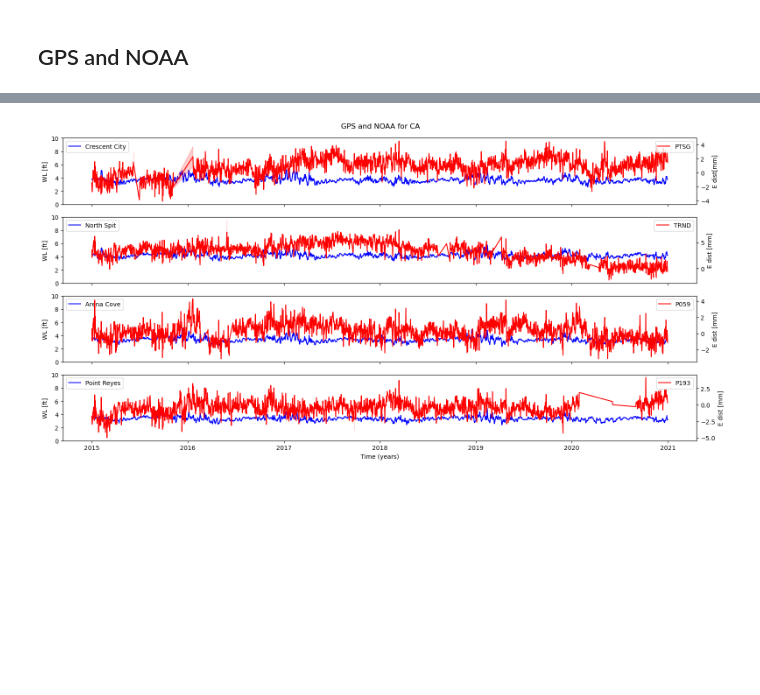
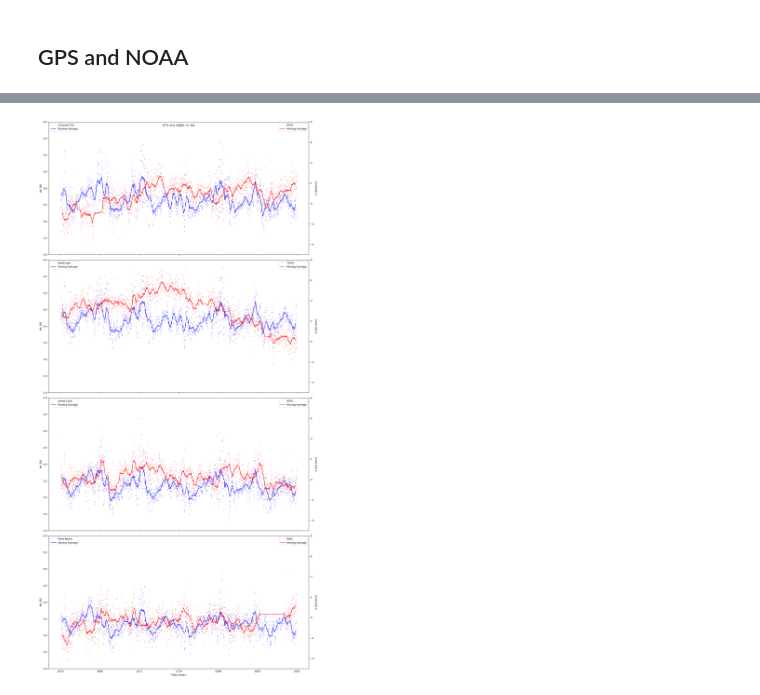
Before and after one commit to Benz-Poobua/Undergrad-Research-2, a Jupyter notebook: GPS-NOAA geodetic-climatic data.ipynb, the cells around one changed output, grey strips where cells are left out. Drawn from its saved outputs; the diff is of its cells as text; code cells hidden in the pictures; blank space fills up the shorter version.

```diff
--- a/GPS-NOAA geodetic-climatic data.ipynb
+++ b/GPS-NOAA geodetic-climatic data.ipynb
@@ -743,75 +677,85 @@ plt.show()
 # %%
-fig, axes = plt.subplots(4, 1, figsize=(16, 8), sharex=True)
+fig, axes = plt.subplots(4, 1, figsize=(16, 32), sharex=True)
 
 fig.suptitle('GPS and NOAA for CA')
 
 #Plot Crescent City and PTSG
 #Crescent City
-sns.lineplot(data=Crescent_City_2015_2020_resampled, x=Crescent_City_2015_2020_resampled.index, y='Verified (ft)', ax=axes[0], color='blue', label='Crescent City')
+Crescent_City_2015_2020_resampled_ma = Crescent_City_2015_2020_resampled['Verified (ft)'].rolling(window=30, center=True).mean()
+sns.scatterplot(data=Crescent_City_2015_2020_resampled, x=Crescent_City_2015_2020_resampled.index, y='Verified (ft)', ax=axes[0], color='blue', label='Crescent City',s=3)
+sns.lineplot(data=Crescent_City_2015_2020_resampled_ma, ax=axes[0], color='blue', label='Moving Average', linestyle='-')
 axes[0].set_ylabel('WL [ft]', color='black')
+axes[0].set_xlabel('Time (years)')
+axes[0].legend(loc='upper left')
+axes[0].set_ylim(2, 6)
 
 #PTSG
+PTSG_e_filtered_ma = PTSG_e_filtered['RESIDUALS'].rolling(window=30, center=True).mean()
 ax2 = axes[0].twinx()
-sns.lineplot(data=PTSG_e_filtered, x=PTSG_e_filtered.index, y='RESIDUALS', ax=ax2, color='red', label='PTSG')
+sns.scatterplot(data=PTSG_e_filtered, x=PTSG_e_filtered.index, y='RESIDUALS', ax=ax2, color='red', label='PTSG',s=3)
+sns.lineplot(data=PTSG_e_filtered_ma, ax=ax2, color='red', label='Moving Average', linestyle='-')
 ax2.set_ylabel('E dist[mm]', color='black')
-
-axes[0].set_xlabel('Time (years)')
-axes[0].legend(loc='upper left')
 ax2.legend(loc='upper right')
-
-axes[0].set_xlabel('Time (years)')
-axes[0].set_ylim(0, 10)
+ax2.set_ylim(-5, 8)
 
 #Plot North Spit and TRND
 #North Spit
-sns.lineplot(data=North_Spit_2015_2020_resampled, x=North_Spit_2015_2020_resampled.index, y='Verified (ft)', ax=axes[1], color='blue', label='North Spit')
+North_Spit_2015_2020_resampled_ma = North_Spit_2015_2020_resampled['Verified (ft)'].rolling(window=30, center=True).mean()
+sns.scatterplot(data=North_Spit_2015_2020_resampled, x=North_Spit_2015_2020_resampled.index, y='Verified (ft)', ax=axes[1], color='blue', label='North Spit',s=3)
+sns.lineplot(data=North_Spit_2015_2020_resampled_ma, ax=axes[1], color='blue', label='Moving Average', linestyle='-')
 axes[1].set_ylabel('WL [ft]', color='black')
+axes[1].set_xlabel('Time (years)')
+axes[1].legend(loc='upper left')
+axes[1].set_ylim(2, 6)
 
 #TRND
+TRND_e_filtered_ma = TRND_e_filtered['RESIDUALS'].rolling(window=30, center=True).mean()
 ax3 = axes[1].twinx()
-sns.lineplot(data=TRND_e_filtered, x=TRND_e_filtered.index, y='RESIDUALS', ax=ax3, color='red', label='TRND')
+sns.scatterplot(data=TRND_e_filtered, x=TRND_e_filtered.index, y='RESIDUALS', ax=ax3, color='red', label='TRND',s=3)
+sns.lineplot(data=TRND_e_filtered_ma, ax=ax3, color='red', label='Moving Average', linestyle='-')
 ax3.set_ylabel('E dist [mm]', color='black')
-
-axes[1].set_xlabel('Time (years)')
-axes[1].legend(loc='upper left')
 ax3.legend(loc='upper right')
-
-axes[1].set_ylim(0, 10)
+ax3.set_ylim(-5, 8)
 
 # Plot Arena Cove and P059
 # Arena Cove
-sns.lineplot(data=Arena_Cove_2015_2020_resampled, x=Arena_Cove_2015_2020_resampled.index, y='Verified (ft)', ax=axes[2], color='blue', label='Arena Cove')
+Arena_Cove_2015_2020_resampled_ma = Arena_Cove_2015_2020_resampled['Verified (ft)'].rolling(window=30, center=True).mean()
+sns.scatterplot(data=Arena_Cove_2015_2020_resampled, x=Arena_Cove_2015_2020_resampled.index, y='Verified (ft)', ax=axes[2], color='blue', label='Arena Cove',s=3)
+sns.lineplot(data=Arena_Cove_2015_2020_resampled_ma, ax=axes[2], color='blue', label='Moving Average', linestyle='-')
 axes[2].set_ylabel('WL [ft]', color='black')
+axes[2].set_xlabel('Time (years)')
+axes[2].set_ylim(2, 6)
+axes[2].legend(loc='upper left')
 
 # P059
+P059_e_filtered_ma = P059_e_filtered['RESIDUALS'].rolling(window=30, center=True).mean()
 ax4 = axes[2].twinx()
-sns.lineplot(data=P059_e_filtered, x=P059_e_filtered.index, y='RESIDUALS', ax=ax4, color='red', label='P059')
+sns.scatterplot(data=P059_e_filtered, x=P059_e_filtered.index, y='RESIDUALS', ax=ax4, color='red', label='P059',s=3)
+sns.lineplot(data=P059_e_filtered_ma, ax=ax4, color='red', label='Moving Average', linestyle='-')
 ax4.set_ylabel('E dist [mm]', color='black')
-
-axes[2].set_ylim(0, 10)
-
-axes[2].set_xlabel('Time (years)')
-axes[2].legend(loc='upper left')
 ax4.legend(loc='upper right')
+ax4.set_ylim(-5, 8)
 
 # Plot Point Reyes and P193
 # Point Reyes
-sns.lineplot(data=Point_Reyes_2015_2020_resampled, x=Point_Reyes_2015_2020_resampled.index, y='Verified (ft)', ax=axes[3], color='blue', label='Point Reyes')
+Point_Reyes_2015_2020_resampled_ma = Point_Reyes_2015_2020_resampled['Verified (ft)'].rolling(window=30, center=True).mean()
+sns.scatterplot(data=Point_Reyes_2015_2020_resampled, x=Point_Reyes_2015_2020_resampled.index, y='Verified (ft)', ax=axes[3], color='blue', label='Point Reyes',s=3)
+sns.lineplot(data=Point_Reyes_2015_2020_resampled_ma, ax=axes[3], color='blue', label='Moving Average', linestyle='-')
 axes[3].set_ylabel('WL [ft]', color='black')
+axes[3].set_xlabel('Time (years)')
+axes[3].set_ylim(2, 6)
+axes[3].legend(loc='upper left')
 
 # P193
+P193_e_filtered_ma = P193_e_filtered['RESIDUALS'].rolling(window=30, center=True).mean()
 ax5 = axes[3].twinx()
-sns.lineplot(data=P193_e_filtered, x=P193_e_filtered.index, y='RESIDUALS', ax=ax5, color='red', label='P193')
+sns.scatterplot(data=P193_e_filtered, x=P193_e_filtered.index, y='RESIDUALS', ax=ax5, color='red', label='P193',s=3)
+sns.lineplot(data=P193_e_filtered_ma, ax=ax5, color='red', label='Moving Average', linestyle='-')
 ax5.set_ylabel('E dist [mm]', color='black')
-
-axes[3].set_xlabel('Time (years)')
-axes[3].set_ylim(0, 10)
-
-axes[3].set_xlabel('Time (years)')
-axes[3].legend(loc='upper left')
 ax5.legend(loc='upper right')
+ax5.set_ylim(-5, 8)
 
 plt.tight_layout()
 plt.show()
 # %% [output]
-[figure, old version]
+[figure, new version]
```
Also changed, not shown: parts of 4 cells of this notebook.
